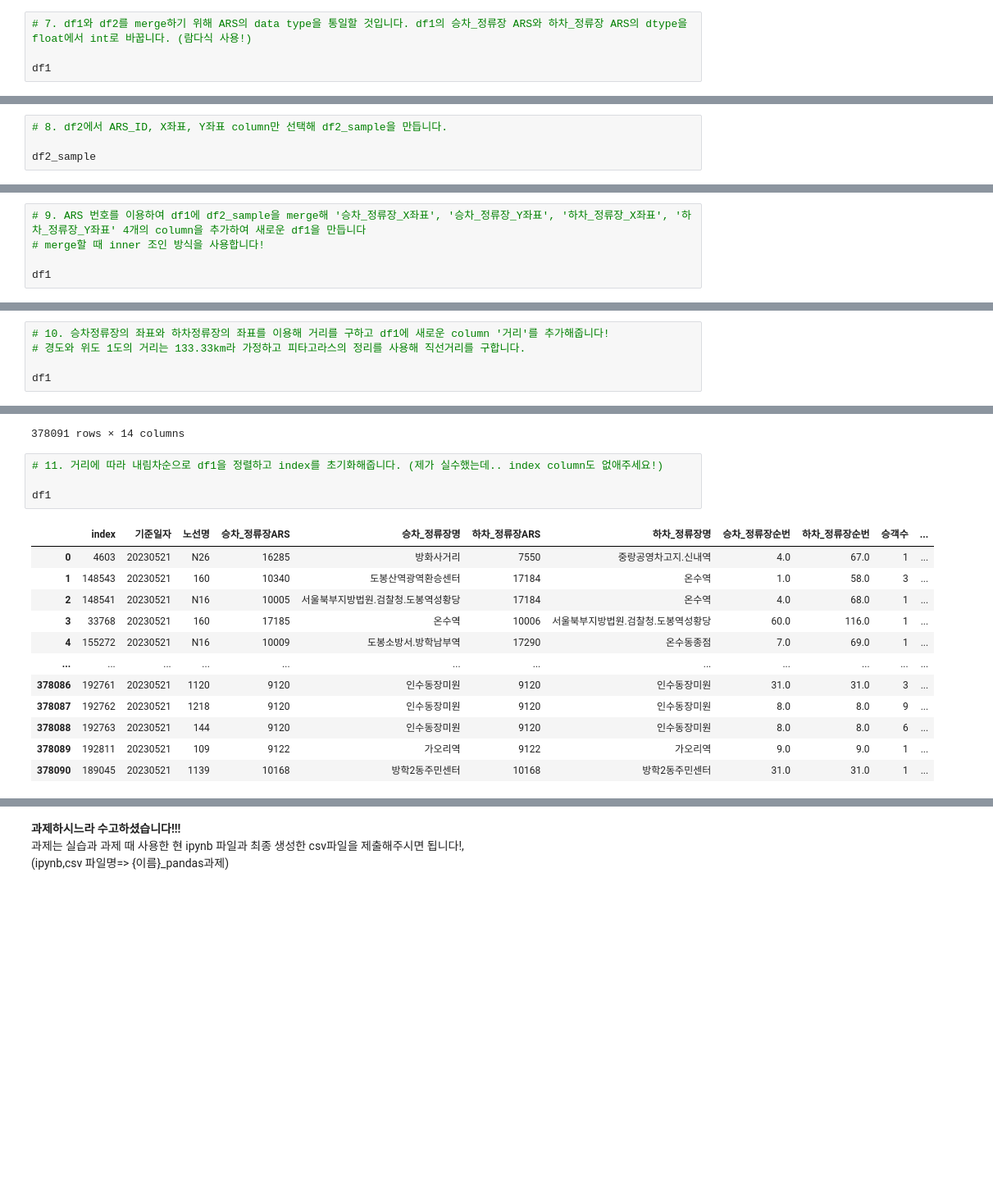
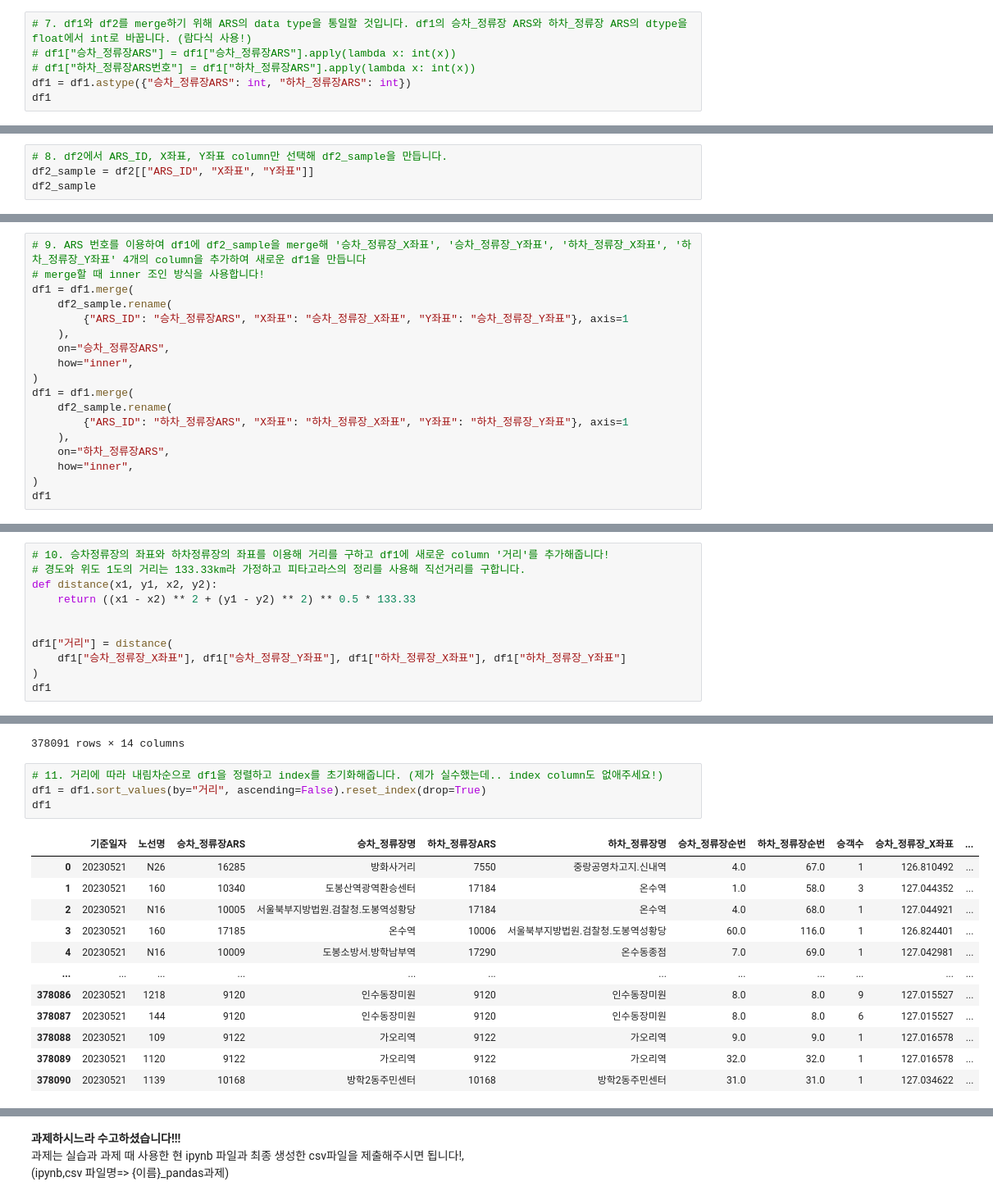
Before and after one commit to hajin-kim/ybigta-23th-onboarding, a Jupyter notebook: 0706/김하진_pandas과제.ipynb, the cells around one changed output, grey strips where cells are left out. Shown at 82% size. Drawn from its saved outputs; the diff is of its cells as text; blank space fills up the shorter version.

```diff
--- a/0706/김하진_pandas과제.ipynb
+++ b/0706/김하진_pandas과제.ipynb
@@ -1590,7 +1599,9 @@ dtypes: float64(4), int64(2), object(3)
 memory usage: 32.6+ MB
 # %%
 # 7. df1와 df2를 merge하기 위해 ARS의 data type을 통일할 것입니다. df1의 승차_정류장 ARS와 하차_정류장 ARS의 dtype을 float에서 int로 바꿉니다. (람다식 사용!)
-
+# df1["승차_정류장ARS"] = df1["승차_정류장ARS"].apply(lambda x: int(x))
+# df1["하차_정류장ARS번호"] = df1["하차_정류장ARS"].apply(lambda x: int(x))
+df1 = df1.astype({"승차_정류장ARS": int, "하차_정류장ARS": int})
 df1
 # %% [output]
 |  | 기준일자 | 노선명 | 승차_정류장ARS | 승차_정류장명 | 하차_정류장ARS | 하차_정류장명 | 승차_정류장순번 | 하차_정류장순번 | 승객수 |
@@ -1608,7 +1619,7 @@ df1
 426725 rows × 9 columns
 # %%
 # 8. df2에서 ARS_ID, X좌표, Y좌표 column만 선택해 df2_sample을 만듭니다.
-
+df2_sample = df2[["ARS_ID", "X좌표", "Y좌표"]]
 df2_sample
 # %% [output]
 |  | ARS_ID | X좌표 | Y좌표 |
@@ -1627,7 +1638,20 @@ df2_sample
 # %%
 # 9. ARS 번호를 이용하여 df1에 df2_sample을 merge해 '승차_정류장_X좌표', '승차_정류장_Y좌표', '하차_정류장_X좌표', '하차_정류장_Y좌표' 4개의 column을 추가하여 새로운 df1을 만듭니다
 # merge할 때 inner 조인 방식을 사용합니다!
-
+df1 = df1.merge(
+    df2_sample.rename(
+        {"ARS_ID": "승차_정류장ARS", "X좌표": "승차_정류장_X좌표", "Y좌표": "승차_정류장_Y좌표"}, axis=1
+    ),
+    on="승차_정류장ARS",
+    how="inner",
+)
+df1 = df1.merge(
+    df2_sample.rename(
+        {"ARS_ID": "하차_정류장ARS", "X좌표": "하차_정류장_X좌표", "Y좌표": "하차_정류장_Y좌표"}, axis=1
+    ),
+    on="하차_정류장ARS",
+    how="inner",
+)
 df1
 # %% [output]
 |  | 기준일자 | 노선명 | 승차_정류장ARS | 승차_정류장명 | 하차_정류장ARS | 하차_정류장명 | 승차_정류장순번 | 하차_정류장순번 | 승객수 | 승차_정류장_X좌표 | ... |
@@ -1646,7 +1670,13 @@ df1
 # %%
 # 10. 승차정류장의 좌표와 하차정류장의 좌표를 이용해 거리를 구하고 df1에 새로운 column '거리'를 추가해줍니다!
 # 경도와 위도 1도의 거리는 133.33km라 가정하고 피타고라스의 정리를 사용해 직선거리를 구합니다.
+def distance(x1, y1, x2, y2):
+    return ((x1 - x2) ** 2 + (y1 - y2) ** 2) ** 0.5 * 133.33
 
+
+df1["거리"] = distance(
+    df1["승차_정류장_X좌표"], df1["승차_정류장_Y좌표"], df1["하차_정류장_X좌표"], df1["하차_정류장_Y좌표"]
+)
 df1
 # %% [output]
 |  | 기준일자 | 노선명 | 승차_정류장ARS | 승차_정류장명 | 하차_정류장ARS | 하차_정류장명 | 승차_정류장순번 | 하차_정류장순번 | 승객수 | 승차_정류장_X좌표 | ... |
@@ -1664,18 +1694,18 @@ df1
 378091 rows × 14 columns
 # %%
 # 11. 거리에 따라 내림차순으로 df1을 정렬하고 index를 초기화해줍니다. (제가 실수했는데.. index column도 없애주세요!)
-
+df1 = df1.sort_values(by="거리", ascending=False).reset_index(drop=True)
 df1
 # %% [output]
-|  | index | 기준일자 | 노선명 | 승차_정류장ARS | 승차_정류장명 | 하차_정류장ARS | 하차_정류장명 | 승차_정류장순번 | 하차_정류장순번 | 승객수 | ... |
-| 0 | 4603 | 20230521 | N26 | 16285 | 방화사거리 | 7550 | 중랑공영차고지.신내역 | 4.0 | 67.0 | 1 | ... |
-| 1 | 148543 | 20230521 | 160 | 10340 | 도봉산역광역환승센터 | 17184 | 온수역 | 1.0 | 58.0 | 3 | ... |
-| 2 | 148541 | 20230521 | N16 | 10005 | 서울북부지방법원.검찰청.도봉역성황당 | 17184 | 온수역 | 4.0 | 68.0 | 1 | ... |
-| 3 | 33768 | 20230521 | 160 | 17185 | 온수역 | 10006 | 서울북부지방법원.검찰청.도봉역성황당 | 60.0 | 116.0 | 1 | ... |
-| 4 | 155272 | 20230521 | N16 | 10009 | 도봉소방서.방학남부역 | 17290 | 온수동종점 | 7.0 | 69.0 | 1 | ... |
+|  | 기준일자 | 노선명 | 승차_정류장ARS | 승차_정류장명 | 하차_정류장ARS | 하차_정류장명 | 승차_정류장순번 | 하차_정류장순번 | 승객수 | 승차_정류장_X좌표 | ... |
+| 0 | 20230521 | N26 | 16285 | 방화사거리 | 7550 | 중랑공영차고지.신내역 | 4.0 | 67.0 | 1 | 126.810492 | ... |
+| 1 | 20230521 | 160 | 10340 | 도봉산역광역환승센터 | 17184 | 온수역 | 1.0 | 58.0 | 3 | 127.044352 | ... |
+| 2 | 20230521 | N16 | 10005 | 서울북부지방법원.검찰청.도봉역성황당 | 17184 | 온수역 | 4.0 | 68.0 | 1 | 127.044921 | ... |
+| 3 | 20230521 | 160 | 17185 | 온수역 | 10006 | 서울북부지방법원.검찰청.도봉역성황당 | 60.0 | 116.0 | 1 | 126.824401 | ... |
+| 4 | 20230521 | N16 | 10009 | 도봉소방서.방학남부역 | 17290 | 온수동종점 | 7.0 | 69.0 | 1 | 127.042981 | ... |
 | ... | ... | ... | ... | ... | ... | ... | ... | ... | ... | ... | ... |
-| 378086 | 192761 | 20230521 | 1120 | 9120 | 인수동장미원 | 9120 | 인수동장미원 | 31.0 | 31.0 | 3 | ... |
-| 378087 | 192762 | 20230521 | 1218 | 9120 | 인수동장미원 | 9120 | 인수동장미원 | 8.0 | 8.0 | 9 | ... |
-| 378088 | 192763 | 20230521 | 144 | 9120 | 인수동장미원 | 9120 | 인수동장미원 | 8.0 | 8.0 | 6 | ... |
-| 378089 | 192811 | 20230521 | 109 | 9122 | 가오리역 | 9122 | 가오리역 | 9.0 | 9.0 | 1 | ... |
-| 378090 | 189045 | 20230521 | 1139 | 10168 | 방학2동주민센터 | 10168 | 방학2동주민센터 | 31.0 | 31.0 | 1 | ... |
+| 378086 | 20230521 | 1218 | 9120 | 인수동장미원 | 9120 | 인수동장미원 | 8.0 | 8.0 | 9 | 127.015527 | ... |
+| 378087 | 20230521 | 144 | 9120 | 인수동장미원 | 9120 | 인수동장미원 | 8.0 | 8.0 | 6 | 127.015527 | ... |
+| 378088 | 20230521 | 109 | 9122 | 가오리역 | 9122 | 가오리역 | 9.0 | 9.0 | 1 | 127.016578 | ... |
+| 378089 | 20230521 | 1120 | 9122 | 가오리역 | 9122 | 가오리역 | 32.0 | 32.0 | 1 | 127.016578 | ... |
+| 378090 | 20230521 | 1139 | 10168 | 방학2동주민센터 | 10168 | 방학2동주민센터 | 31.0 | 31.0 | 1 | 127.034622 | ... |
```
Also changed, not shown: parts of 10 cells of this notebook, 1 other file.
